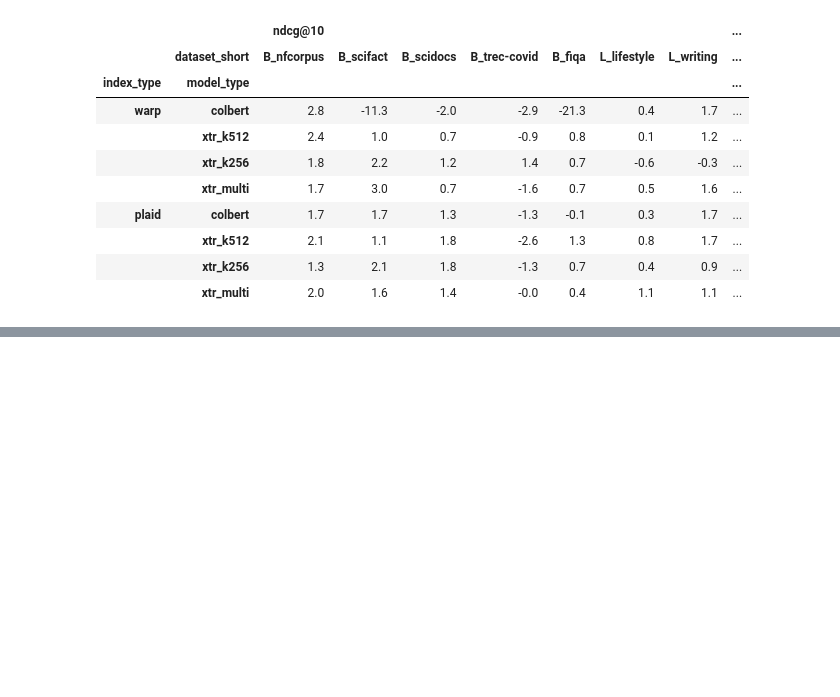
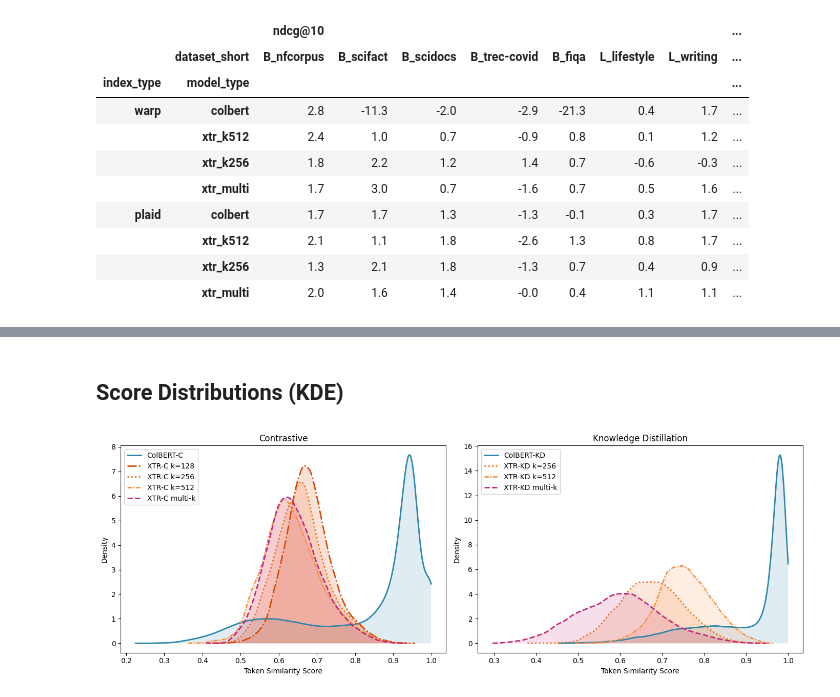
Before and after one commit to robro612/pylate, a Jupyter notebook: eval_analysis.ipynb, the cells around one changed output, grey strips where cells are left out. Drawn from its saved outputs; the diff is of its cells as text; code cells hidden in the pictures; blank space fills up the shorter version.

```diff
--- a/eval_analysis.ipynb
+++ b/eval_analysis.ipynb
@@ -31,7 +31,7 @@ def parse_model(path):
 
 def short_dataset(d):
     if "beir" in d:
-        dataset =  d.split('/')[-2] if (d.endswith('/test') or d.endswith('/v2')) else d.rsplit('/', 1)[-1]
+        dataset =  d.split('/')[-2] if (any(s in d for s in ['test', 'v2', 'dev'])) else d.rsplit('/', 1)[-1]
         return f'B_{dataset}'
     elif "lotte" in d:
         #lotte/{split}/dev/search
@@ -51,7 +51,7 @@ df['model_type'] = pd.Categorical(df['model_type'], categories=MODEL_ORDER, orde
 df['stage'] = pd.Categorical(df['stage'], categories=STAGE_ORDER, ordered=True)
 df['index_type'] = pd.Categorical(df['index_type'], categories=INDEX_ORDER, ordered=True)
 # %%
-metrics = ['ndcg@10', 'recall@100', 'hit_rate@5', 'qps']
+metrics = ['ndcg@10', 'recall@100', 'mrr@10','hit_rate@5', 'qps', 'build_time_s', 'index_size_mb']
 pt = df.query("model_type != 'xtr_k128'").pivot_table(
     index=['index_type', 'model_type', 'stage'],
     columns='dataset_short',
@@ -78,7 +78,7 @@ for metric in metrics:
 pt = pt[ordered_cols]
 
 # Scale IR metrics to percentage points
-for metric in ['ndcg@10', 'recall@100', 'hit_rate@5']:
+for metric in ['ndcg@10', 'recall@100', 'mrr@10', 'hit_rate@5']:
     pt[metric] = pt[metric] * 100
 pt.style.format('{:.1f}')
 # %% [output]
@@ -232,0 +586,59 @@ plt.show()
+# %% [markdown]
+## Score Distributions (KDE)
+# %%
+import sys, os
+import numpy as np
+import matplotlib.pyplot as plt
+from scipy.stats import gaussian_kde
+
+sys.path.insert(0, os.path.join(os.getcwd(), 'scripts'))
+from plot_style import get_style
+
+SCORES_DIR = 'outputs/score_distributions/scores'
+MAX_KDE_SAMPLES = 100_000
+rng = np.random.default_rng(0)
+
+CONTRASTIVE_MODELS = [
+    ('mb_colbert_contrastive', 'ColBERT-C'),
+    ('mb_xtr_contrastive_k128', 'XTR-C k=128'),
+    ('mb_xtr_contrastive_k256', 'XTR-C k=256'),
+    ('mb_xtr_contrastive_k512', 'XTR-C k=512'),
+    ('mb_xtr_contrastive_multik', 'XTR-C multi-k'),
+]
+
+KD_MODELS = [
+    ('mb_colbert_kd', 'ColBERT-KD'),
+    ('mb_xtr_kd_k256', 'XTR-KD k=256'),
+    ('mb_xtr_kd_k512', 'XTR-KD k=512'),
+    ('mb_xtr_kd_multik', 'XTR-KD multi-k'),
+]
+
+def plot_score_dist(ax, model_list):
+    for name, label in model_list:
+        path = os.path.join(SCORES_DIR, f'{name}.npy')
+        if not os.path.exists(path):
+            print(f'  MISSING: {path}')
+            continue
+        scores = np.load(path)
+        scores = scores[np.isfinite(scores)]
+        if len(scores) > MAX_KDE_SAMPLES:
+            scores = rng.choice(scores, size=MAX_KDE_SAMPLES, replace=False)
+        kde = gaussian_kde(scores, bw_method='scott')
+        xs = np.linspace(float(scores.min()), float(scores.max()), 500)
+        ys = kde(xs)
+        style = get_style(name)
+        color = ax.plot(xs, ys, label=label, linewidth=2, **style)[0].get_color()
+        ax.fill_between(xs, ys, facecolor=color, alpha=0.15)
+    ax.set_xlabel('Token Similarity Score')
+    ax.set_ylabel('Density')
+    ax.legend()
+
+fig, (ax1, ax2) = plt.subplots(1, 2, figsize=(14, 5))
+plot_score_dist(ax1, CONTRASTIVE_MODELS)
+ax1.set_title('Contrastive')
+plot_score_dist(ax2, KD_MODELS)
+ax2.set_title('Knowledge Distillation')
+fig.tight_layout()
+plt.show()
+# %% [output]
+[figure, added]
```
Also changed, not shown: parts of 17 cells of this notebook, 9 other files.
